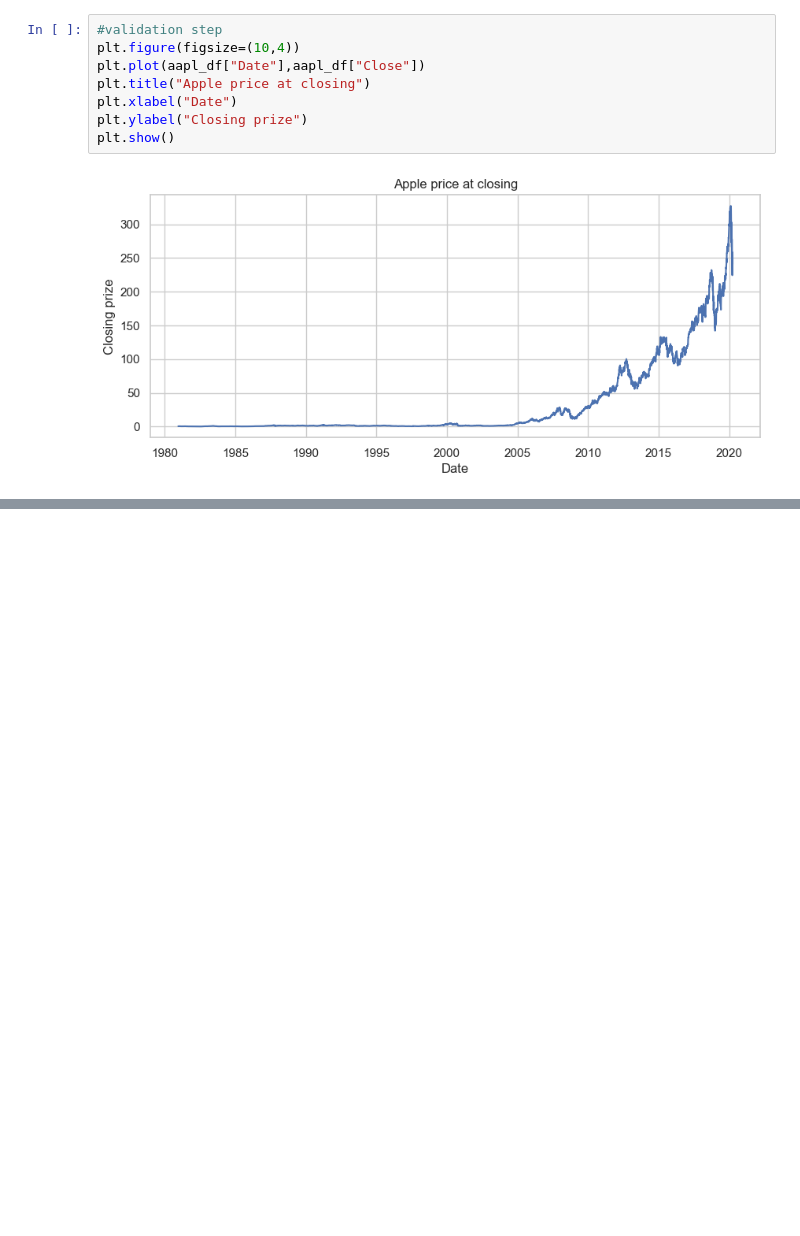
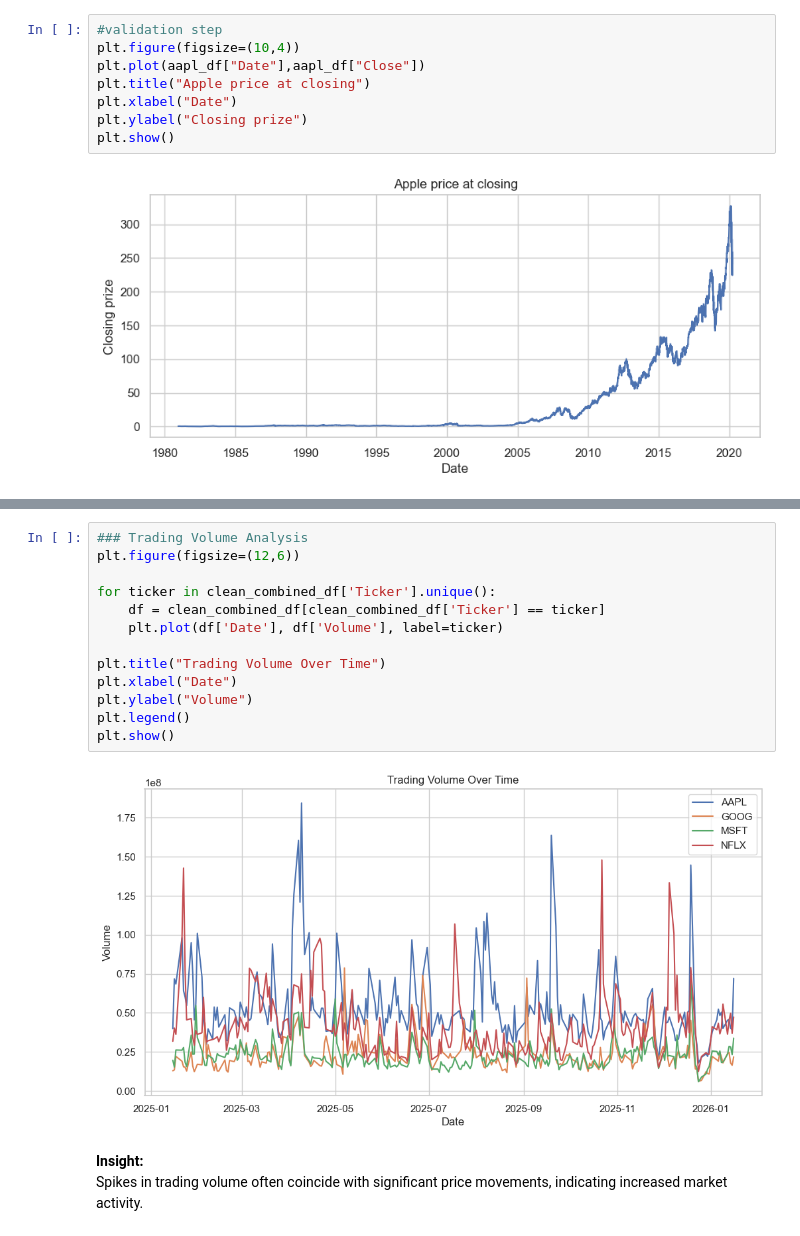
Before and after one commit to HarshaVaradhanGopal/Stock-Market-Analysis, a Jupyter notebook: Stock_Market_Analysis.ipynb, the cells around one changed output, grey strips where cells are left out. Cells and saved outputs as stored; diff of their text form; blank space fills up the shorter version.

```diff
--- a/Stock_Market_Analysis.ipynb
+++ b/Stock_Market_Analysis.ipynb
@@ -93,0 +259,19 @@ plt.show()
+# %%
+### Trading Volume Analysis
+plt.figure(figsize=(12,6))
+
+for ticker in clean_combined_df['Ticker'].unique():
+    df = clean_combined_df[clean_combined_df['Ticker'] == ticker]
+    plt.plot(df['Date'], df['Volume'], label=ticker)
+
+plt.title("Trading Volume Over Time")
+plt.xlabel("Date")
+plt.ylabel("Volume")
+plt.legend()
+plt.show()
+# %% [output]
+[figure, added]
+# %% [markdown]
+**Insight:**
+Spikes in trading volume often coincide with significant price
+movements, indicating increased market activity.
```
Also changed, not shown: parts of 21 cells of this notebook.
